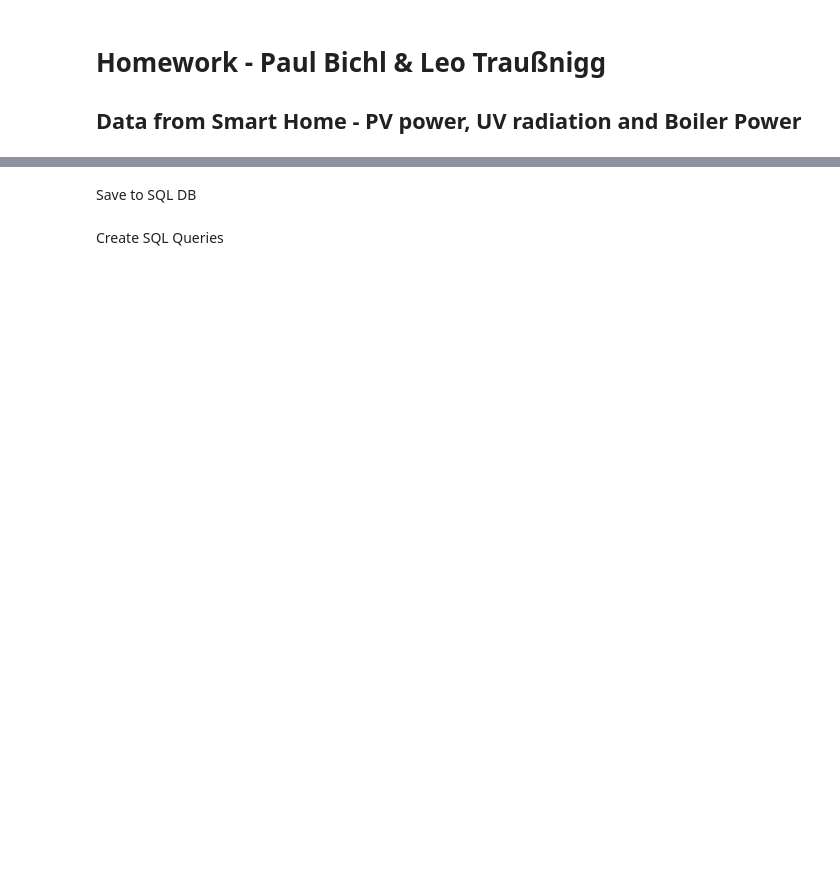
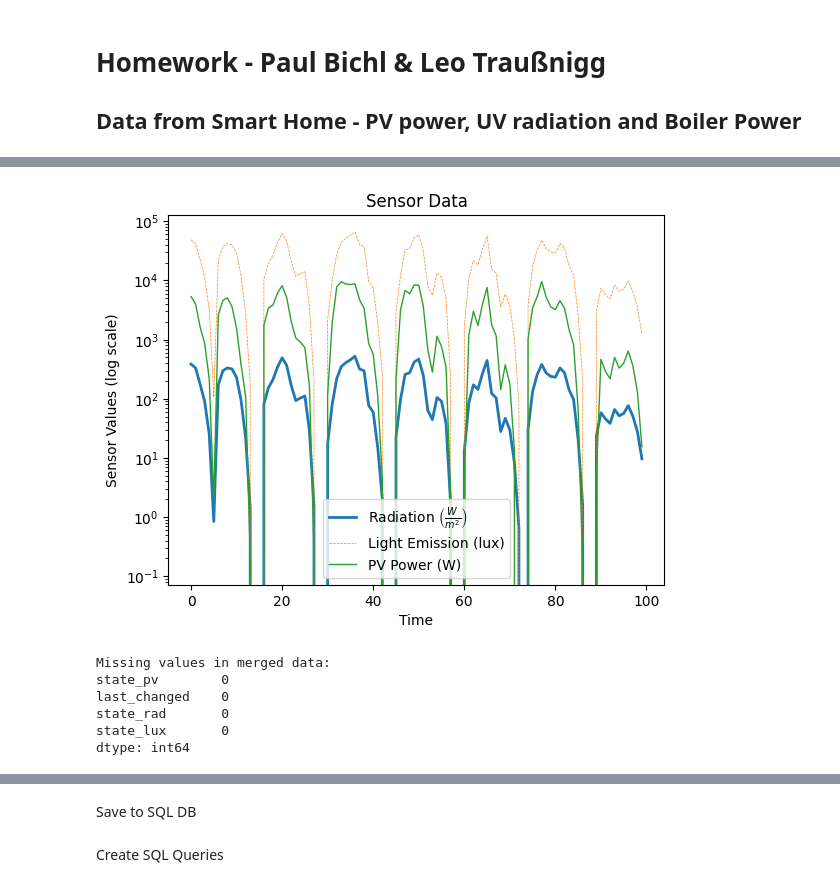
Before and after one commit to leotfh/data-engineering, a Jupyter notebook: homework/main.ipynb, the cells around one changed output, grey strips where cells are left out. Cells and saved outputs as stored; diff of their text form; code cells hidden in the pictures; blank space fills up the shorter version.

Commit message:
fix ML code and add third data

```diff
--- a/homework/main.ipynb
+++ b/homework/main.ipynb
@@ -47,25 +49,31 @@ def clean_data(data):
 # %%
 radiation_data = read_sensor_data('data/radiation-history.csv')
 pv_data = read_sensor_data('data/pv-power-history.csv')
+solar_lux_data = read_sensor_data('data/solar_lux.csv')
 
 radiation_data = clean_data(radiation_data)
 pv_data = clean_data(pv_data)
+solar_lux_data = clean_data(solar_lux_data)
 
-print(radiation_data['entity_id'][0])
-plot_sensor_data(radiation_data)
-plot_sensor_data(pv_data)
+# plot_sensor_data(radiation_data)
+# plot_sensor_data(pv_data)
+# plot_sensor_data(solar_lux_data)
 # %%
-merged_data = pd.merge(radiation_data, pv_data, on='last_changed', suffixes=('_rad', '_pv'))
-#merged_data[entity_id_rad].drop
+# Merge the dataframes on 'last_changed' and clean up the columns
+
+merged_data = pv_data.merge(radiation_data, on='last_changed', suffixes=('_pv', '_rad')).merge(solar_lux_data, on='last_changed', suffixes=('', '_lux'))
+merged_data = merged_data.rename(columns={'state': 'state_lux'})
+merged_data = merged_data.drop(columns=[col for col in merged_data.columns if col.startswith('entity_id')])
 
 print(merged_data)
 
-plt.semilogy(merged_data['state_rad'][:200], linewidth='2')
-plt.semilogy(merged_data['state_pv'][:200], linewidth='1')
-#radiation_data['state'].astype('float').plot()
-#pv_data['state'].astype('float').plot()
+plt.semilogy(merged_data['state_rad'][:100], linewidth='2')
+plt.semilogy(merged_data['state_lux'][:100], linewidth='0.5', linestyle='--')
+plt.semilogy(merged_data['state_pv'][:100], linewidth='1')
+
 plt.title('Sensor Data')
 plt.xlabel('Time')
 plt.ylabel('Sensor Values (log scale)')
-plt.legend(['Radiation', 'PV Power'])
+plt.legend([r'Radiation $\left(\frac{W}{m^2}\right)$', 'Light Emission (lux)', 'PV Power (W)'])
 plt.show()
+# %% [output]
@@ -72,11 +94,16 @@ plt.show()
+[figure, added]
 # %%
-for x in merged_data['state_rad']:
-    if x < 0:
-        print(x)
-
 missing_values = merged_data.isnull().sum()
+missing_values += merged_data.isna().sum()
 print("Missing values in merged data:")
 print(missing_values)
+# %% [output]
+Missing values in merged data:
+state_pv        0
+last_changed    0
+state_rad       0
+state_lux       0
+dtype: int64
 # %%
 from sklearn.model_selection import train_test_split
 from sklearn.preprocessing import StandardScaler, LabelEncoder
```
Also changed, not shown: parts of 6 cells of this notebook.
